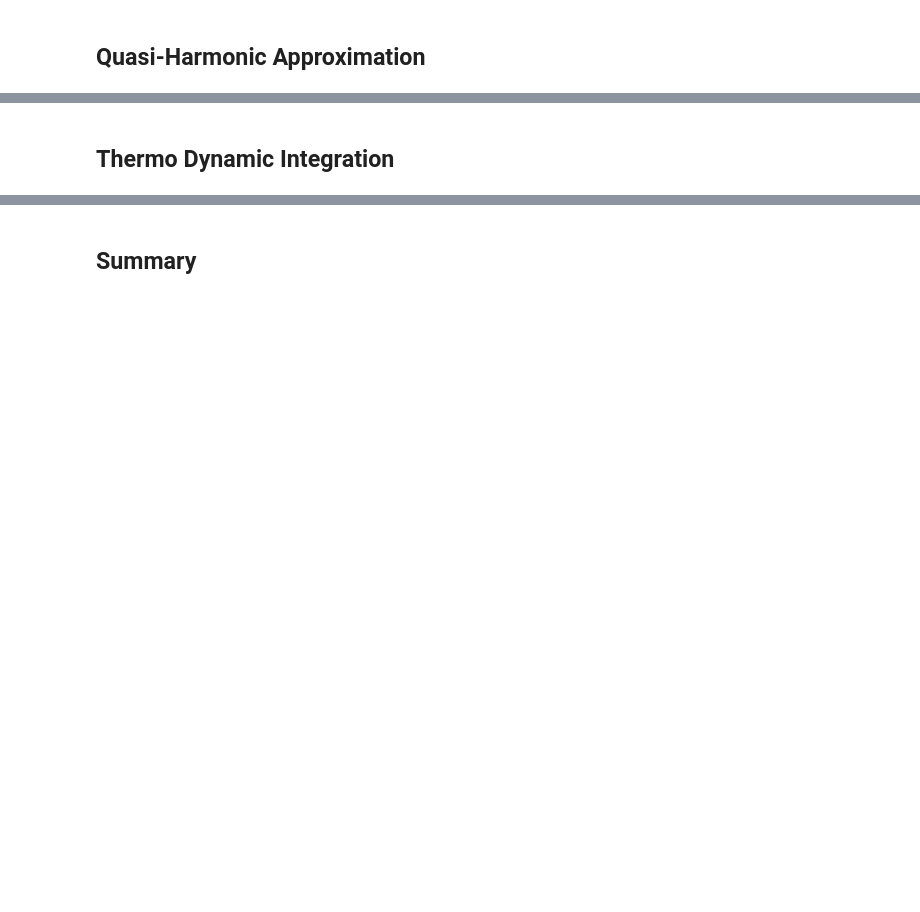
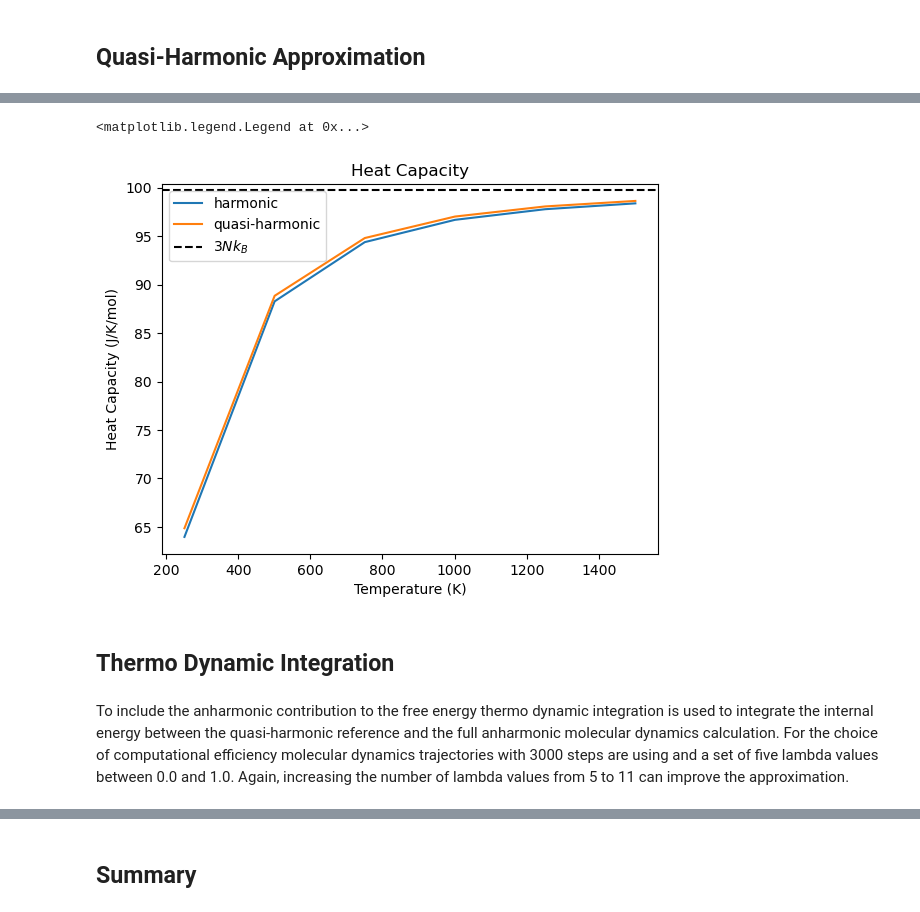
Before and after one commit to pyiron/atomistics, a Jupyter notebook: notebooks/free_energy_calculation.ipynb, the cells around one changed output, grey strips where cells are left out. Drawn from its saved outputs; the diff is of its cells as text; code cells hidden in the pictures; blank space fills up the shorter version.

```diff
--- a/notebooks/free_energy_calculation.ipynb
+++ b/notebooks/free_energy_calculation.ipynb
@@ -98,2 +181,13 @@ temperature_lst = term_qh_dict['temperatures']
+# %%
+plt.title("Heat Capacity")
+plt.plot(term_base_dict['temperatures'], term_base_dict['heat_capacity'], label="harmonic")
+plt.plot(term_qh_dict['temperatures'], term_qh_dict['heat_capacity'], label="quasi-harmonic")
+plt.axhline(3 * scipy.constants.Boltzmann * scipy.constants.Avogadro * len(structure_opt), color="black", linestyle="--", label="$3Nk_B$")
+plt.xlabel("Temperature (K)")
+plt.ylabel("Heat Capacity (J/K/mol)")
+plt.legend()
+# %% [output]
+<matplotlib.legend.Legend at 0x...>
+[figure, added]
 # %% [markdown]
 ## Thermo Dynamic Integration
@@ -103,0 +194,2 @@ lambda_lst = np.linspace(0.0, 1.0, 5)
+# %% [markdown]
+To include the anharmonic contribution to the free energy thermo dynamic integration is used to integrate the internal energy between the quasi-harmonic reference and the full anharmonic molecular dynamics calculation. For the choice of computational efficiency molecular dynamics trajectories with 3000 steps are using and a set of five lambda values between 0.0 and 1.0. Again, increasing the number of lambda values from 5 to 11 can improve the approximation.
```
Also changed, not shown: parts of 32 cells of this notebook, 7 other files.
